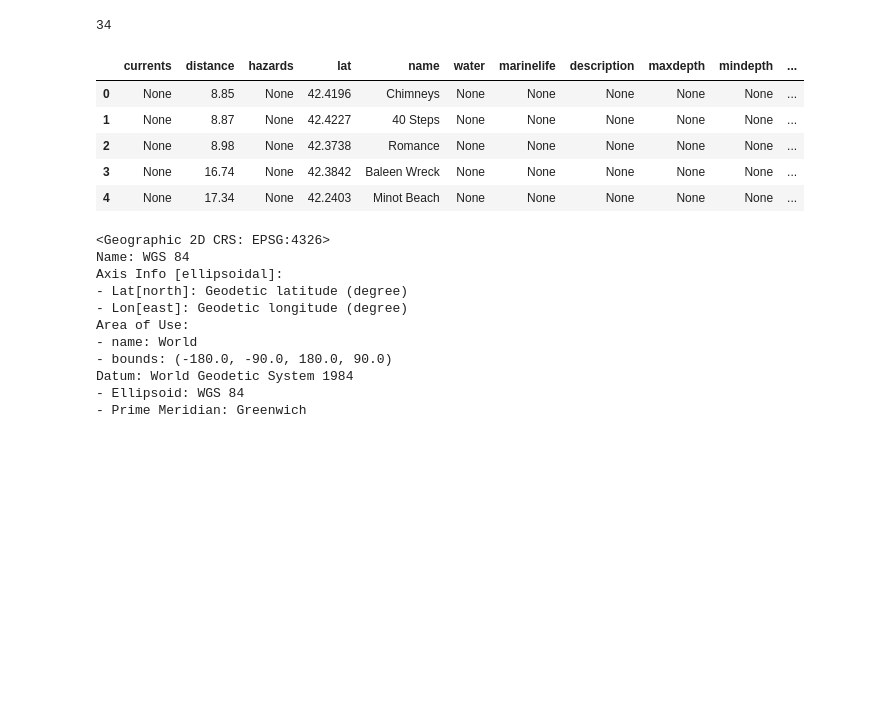
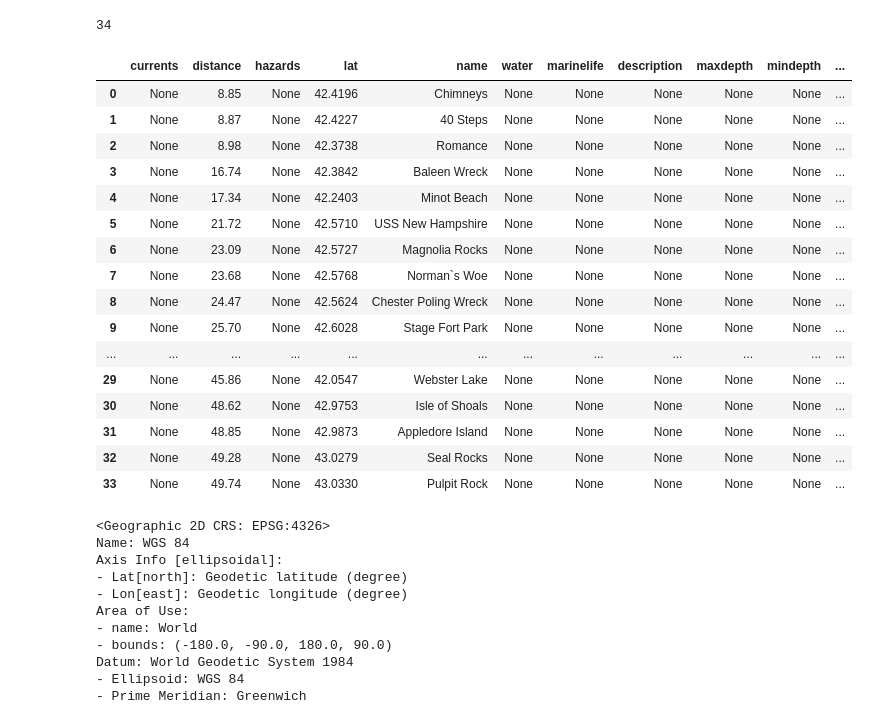
Before and after one commit to HKuz/Geospatial_Overview, a Jupyter notebook: shipwrecks.ipynb, the cells around one changed output. Drawn from its saved outputs; the diff is of its cells as text; code cells hidden in the pictures; blank space fills up the shorter version.

```diff
--- a/shipwrecks.ipynb
+++ b/shipwrecks.ipynb
@@ -82,21 +82,32 @@ ds_tmp_df = pd.DataFrame(ds_json['sites'])
 # %%
 # Convert to GeoDataFrame
 ds_df = gpd.GeoDataFrame(ds_tmp_df,
                          geometry=gpd.points_from_xy(
                              ds_tmp_df.lng,
                              ds_tmp_df.lat))
 
 # Set CRS
-ds_df.crs = 'EPSG:4326'  #ds_df.to_crs(epsg=4326) also works
+ds_df.crs = 'EPSG:4326'  # Alternative way: ds_df.to_crs(epsg=4326)
 
-ds_df.head()
+ds_df
 # %% [output]
 |  | currents | distance | hazards | lat | name | water | marinelife | description | maxdepth | mindepth | ... |
 | 0 | None | 8.85 | None | 42.4196 | Chimneys | None | None | None | None | None | ... |
 | 1 | None | 8.87 | None | 42.4227 | 40 Steps | None | None | None | None | None | ... |
 | 2 | None | 8.98 | None | 42.3738 | Romance | None | None | None | None | None | ... |
 | 3 | None | 16.74 | None | 42.3842 | Baleen Wreck | None | None | None | None | None | ... |
 | 4 | None | 17.34 | None | 42.2403 | Minot Beach | None | None | None | None | None | ... |
+| 5 | None | 21.72 | None | 42.5710 | USS New Hampshire | None | None | None | None | None | ... |
+| 6 | None | 23.09 | None | 42.5727 | Magnolia Rocks | None | None | None | None | None | ... |
+| 7 | None | 23.68 | None | 42.5768 | Norman`s Woe | None | None | None | None | None | ... |
+| 8 | None | 24.47 | None | 42.5624 | Chester Poling Wreck | None | None | None | None | None | ... |
+| 9 | None | 25.70 | None | 42.6028 | Stage Fort Park | None | None | None | None | None | ... |
+| ... | ... | ... | ... | ... | ... | ... | ... | ... | ... | ... | ... |
+| 29 | None | 45.86 | None | 42.0547 | Webster Lake | None | None | None | None | None | ... |
+| 30 | None | 48.62 | None | 42.9753 | Isle of Shoals | None | None | None | None | None | ... |
+| 31 | None | 48.85 | None | 42.9873 | Appledore Island | None | None | None | None | None | ... |
+| 32 | None | 49.28 | None | 43.0279 | Seal Rocks | None | None | None | None | None | ... |
+| 33 | None | 49.74 | None | 43.0330 | Pulpit Rock | None | None | None | None | None | ... |
 # %%
 # Double check CRS
 ds_df.crs
```
Also changed, not shown: parts of 4 cells of this notebook, 1 other file.
